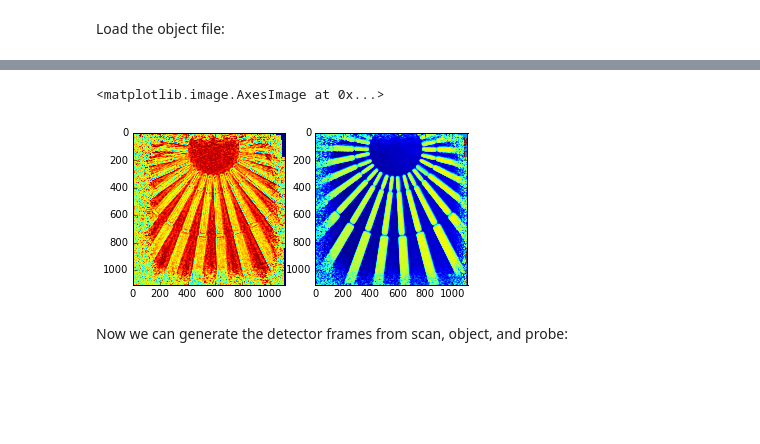
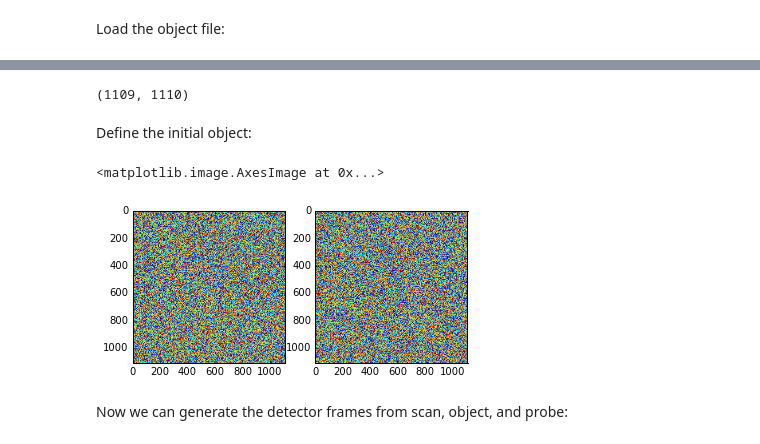
Before and after one commit to camera-sharp/sharp-nsls2, a Jupyter notebook: examples/e1/data2cxi.ipynb, the cells around one changed output, grey strips where cells are left out. Saved outputs shown, nothing was run; the diff lists cells and outputs as text; code cells hidden in the pictures; blank space fills up the shorter version.

```diff
--- a/examples/e1/data2cxi.ipynb
+++ b/examples/e1/data2cxi.ipynb
@@ -10,0 +11,3 @@ and define the output file, input files and parameters, such as energy, etc.
+# %%
+inDir = '../../data/d1/'
+outFile = 'e1.cxi'
@@ -24,6 +22,7 @@ wavelength = 1.98644e-25/energy
 # %% [markdown]
 Load the probe file:
 # %%
+probeFile  = inDir + 'probe.npy'
 probe = np.load(probeFile) # (384, 384)
 
 plt.subplot(1,2,1)
@@ -64,2 +82,15 @@ plt.show()
 # %% [markdown]
 Load the object file:
+# %%
+objectFile = inDir + 'object.npy'
+object = np.load(objectFile) # (1170, 1172)
+
+nx_obj = max(X) - min(X) + probe.shape[0] + 10
+ny_obj = max(Y) - min(Y) + probe.shape[1] + 10
+
+nx_obj = nx_obj + np.mod(nx_obj, 2)
+ny_obj = ny_obj + np.mod(ny_obj, 2)
+
+# print nx_obj, ny_obj,
+
+print object.shape[0], object.shape[1], nx_obj, ny_obj
@@ -65,0 +99,14 @@ Load the object file:
+# %%
+obj_min_x = 0
+obj_max_x = int(max(X) - min(X)) + det_side
+
+obj_min_y = object.shape[1] - (int(max(Y) - min(Y)) + det_side)
+obj_max_y = object.shape[1]
+
+# object = object[0: object.shape[0] - 61, 62: object.shape[1]]
+object = object[obj_min_x: obj_max_x, obj_min_y: obj_max_y]
+
+plt.subplot(1,2,1)
+plt.imshow(abs(object))
+plt.subplot(1,2,2)
+plt.imshow(np.angle(object))
@@ -66,14 +116,23 @@ Load the object file:
+# %%
+object.shape
+# %% [output]
+(1109, 1110)
+# %% [markdown]
+Define the initial object:
 # %%
-object = np.load(objectFile) # (1170, 1172)
-object = object[0: object.shape[0] - 61, 62: object.shape[1]]
+init_obj_flag = False  #False to load a pre-existing array
+init_objFile = inDir + 'obj_init.npy'
+init_obj = np.load(init_objFile)
+
+init_obj = init_obj[0: object.shape[0], 0: object.shape[1]]
 
 plt.subplot(1,2,1)
-plt.imshow(abs(object))
+plt.imshow(abs(init_obj))
 plt.subplot(1,2,2)
-plt.imshow(np.angle(object))
+plt.imshow(np.angle(init_obj))
 # %% [output]
 <matplotlib.image.AxesImage at 0x...>
-[figure, old version]
+[figure, new version]
 # %% [markdown]
 Now we can generate the detector frames from scan, object, and probe:
 # %%
```
Also changed, not shown: parts of 13 cells of this notebook, 9 other files.
